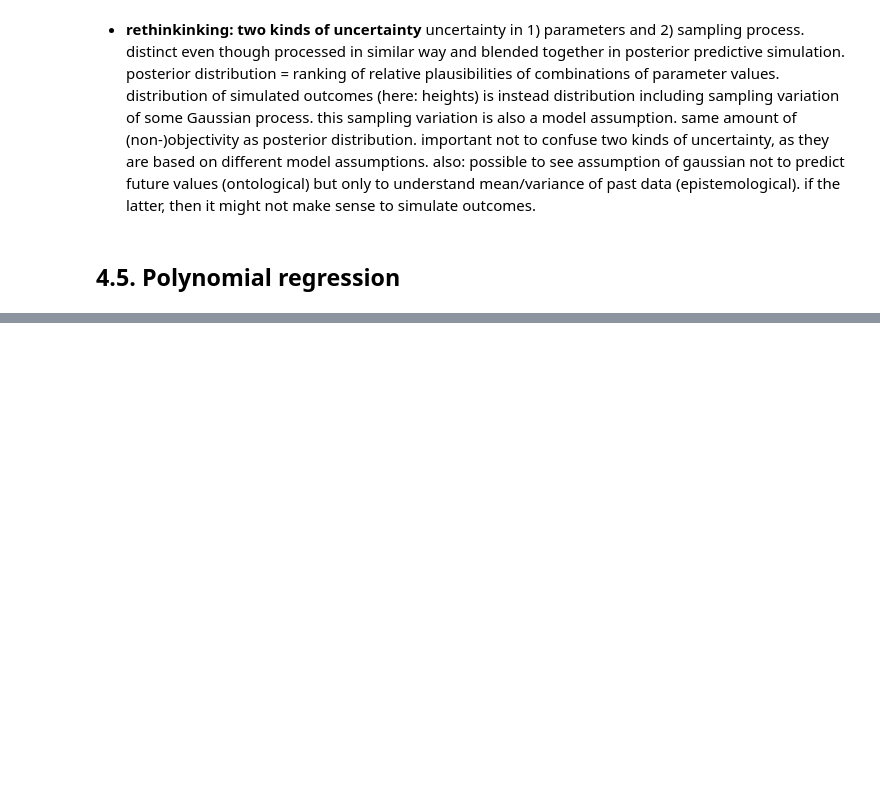
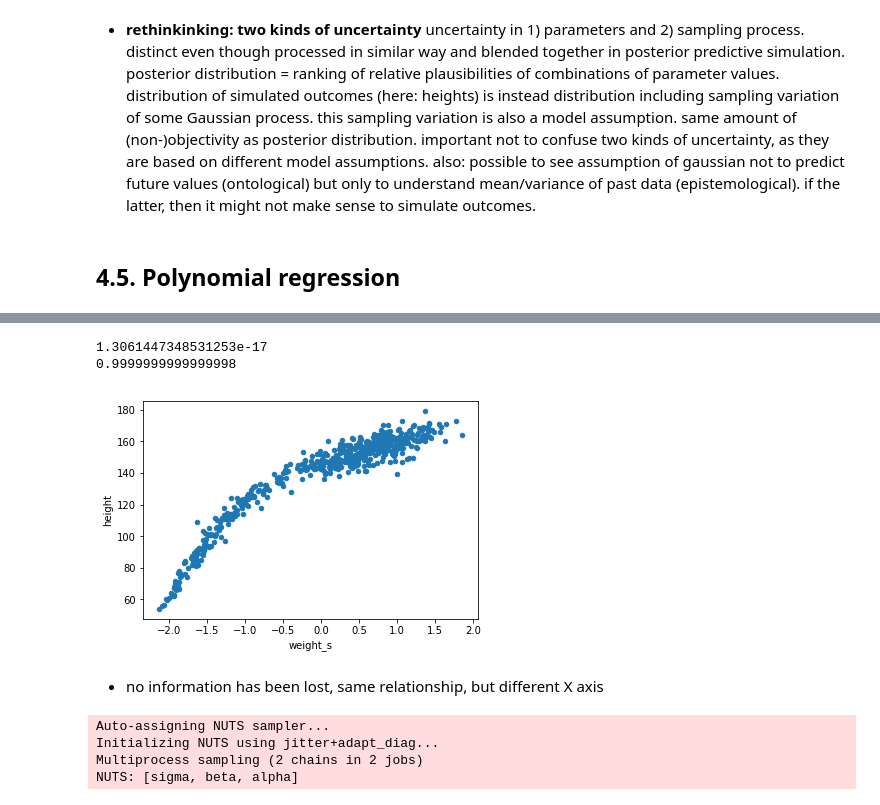
Before and after one commit to nwweber/statistical_rethinking, a Jupyter notebook: chapter_04_linear_models.ipynb, the cells around one changed output, grey strips where cells are left out. Saved outputs shown, nothing was run; the diff lists cells and outputs as text; code cells hidden in the pictures; blank space fills up the shorter version.

```diff
--- a/chapter_04_linear_models.ipynb
+++ b/chapter_04_linear_models.ipynb
@@ -794,0 +822,37 @@ plt.fill_between(d2_weight_ord, height_pred_hpd[:, 1], height_pred_hpd[:, 0], al
+# %%
+# Code 4.65
+d['weight_s'] = (d.weight - d.weight.mean()) / d.weight.std()
+
+print(d.weight_s.mean())
+print(d.weight_s.std())
+# %% [output]
+1.3061447348531253e-17
+0.9999999999999998
+# %%
+d.plot.scatter(x='weight_s', y='height');
+# %% [output]
+[figure, added]
+# %% [markdown]
+* no information has been lost, same relationship, but different X axis
+# %%
+# Code 4.66
+d['weight_s2'] = d.weight_s ** 2
+
+with pm.Model() as m4_5:
+    alpha = pm.Normal('alpha', mu=178, sd=100)
+    beta = pm.Normal('beta', mu=0, sd=10, shape=2)
+    mu = pm.Deterministic(
+        'mu',
+        alpha + beta[0] * d.weight_s + beta[1] * d.weight_s2
+    )
+
+    sigma = pm.Uniform('sigma', lower=0, upper=50)
+
+    height = pm.Normal('height', mu=mu, sd=sigma, observed=d.height)
+
+    trace_4_5 = pm.sample(1000, tune=1000)
+# %% [output]
+Auto-assigning NUTS sampler...
+Initializing NUTS using jitter+adapt_diag...
+Multiprocess sampling (2 chains in 2 jobs)
+NUTS: [sigma, beta, alpha]
```
Also changed, not shown: parts of 6 cells of this notebook.
